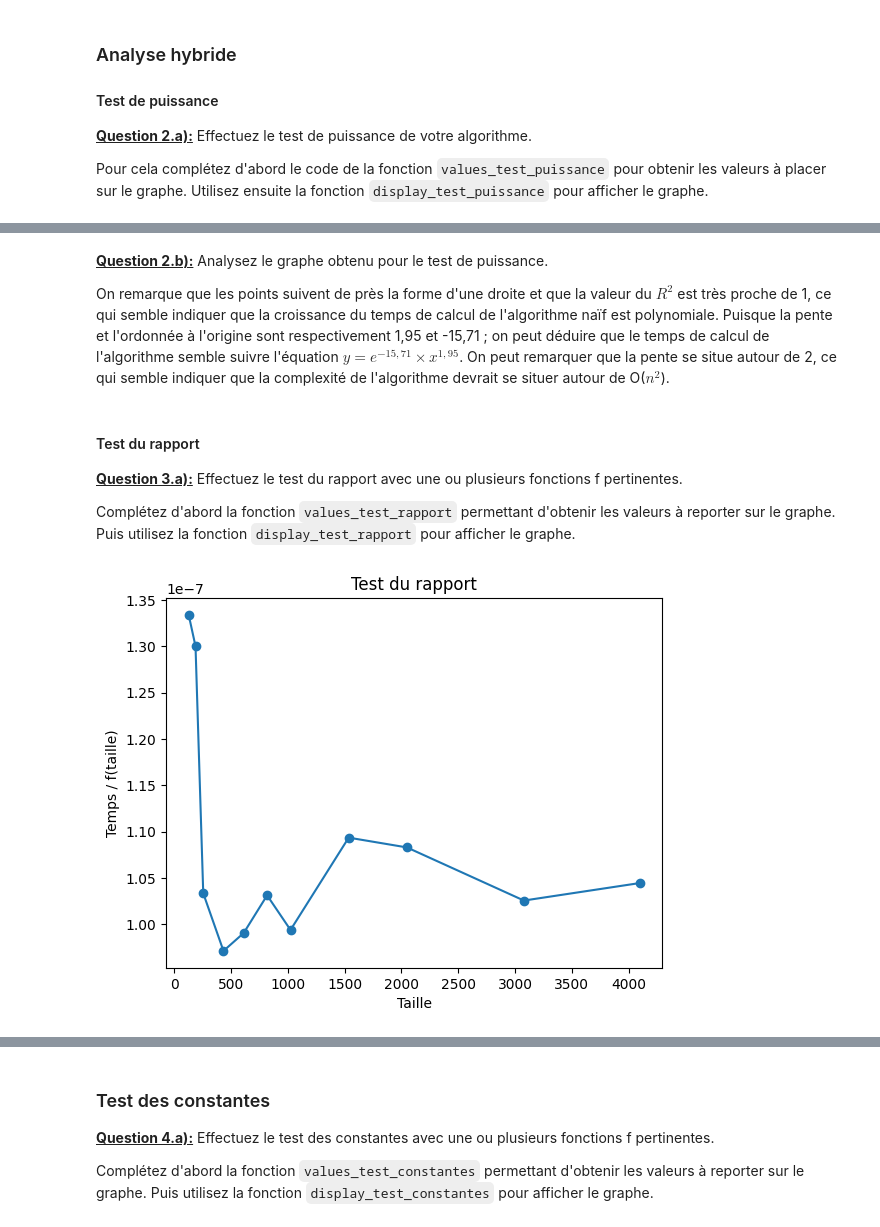
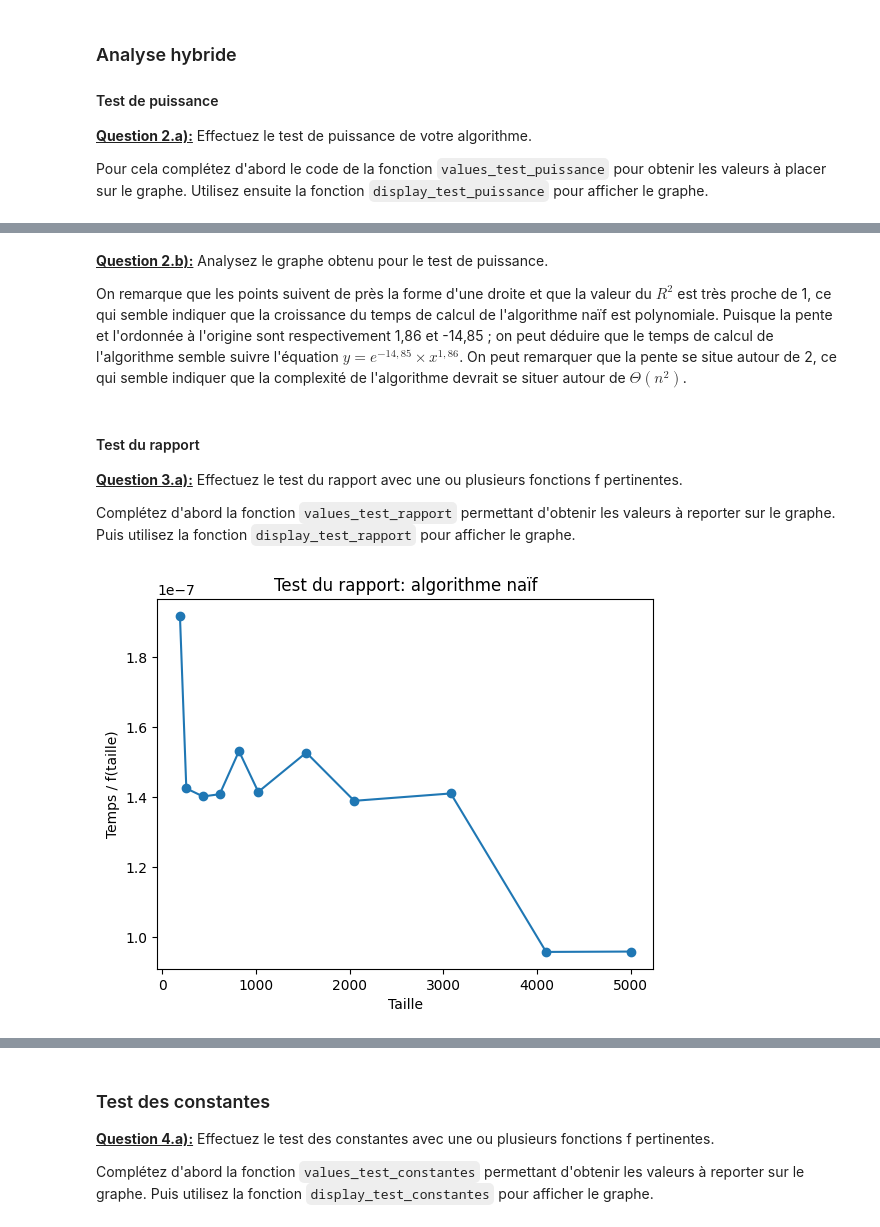
Before and after one commit to UiVieto/INF8775, a Jupyter notebook: TP1-H24.ipynb, the cells around one changed output, grey strips where cells are left out. Saved outputs shown, nothing was run; the diff lists cells and outputs as text; code cells hidden in the pictures.

```diff
--- a/TP1-H24.ipynb
+++ b/TP1-H24.ipynb
@@ -330,7 +330,7 @@ Pour un nombre n de bâtiments, cet algorithme effectue une boucle sur les bâti
 ### Mesures
 # %%
 # TODO: Utilisez un de vos matricules comme graine et une liste de tailles judicieusement choisies
-dataset = get_dataset(2136374, [128, 188, 256, 434, 612, 818, 1024, 1536, 2048, 3078, 4096])
+dataset = get_dataset(2136374, [188, 256, 434, 612, 818, 1024, 1536, 2048, 3078, 4096, 5000])
 # %%
 measures_bruteforce = measure_procedure(skyline_bruteforce, dataset)
 # %% [output]
@@ -375,7 +375,7 @@ display_test_puissance(values_test_puissance(measures_bruteforce), "Test de puis
 # %% [markdown]
 <u>**Question 2.b):**</u> Analysez le graphe obtenu pour le test de puissance.
 
-On remarque que les points suivent de près la forme d'une droite et que la valeur du $R^2$ est très proche de 1, ce qui semble indiquer que la croissance du temps de calcul de l'algorithme naïf est polynomiale. Puisque la pente et l'ordonnée à l'origine sont respectivement 1,95 et -15,71 ; on peut déduire que le temps de calcul de l'algorithme semble suivre l'équation $y = e^{-15,71} \times x^{1,95}$. On peut remarquer que la pente se situe autour de 2, ce qui semble indiquer que la complexité de l'algorithme devrait se situer autour de O($n^2$).
+On remarque que les points suivent de près la forme d'une droite et que la valeur du $R^2$ est très proche de 1, ce qui semble indiquer que la croissance du temps de calcul de l'algorithme naïf est polynomiale. Puisque la pente et l'ordonnée à l'origine sont respectivement 1,86 et -14,85 ; on peut déduire que le temps de calcul de l'algorithme semble suivre l'équation $y = e^{-14,85} \times x^{1,86}$. On peut remarquer que la pente se situe autour de 2, ce qui semble indiquer que la complexité de l'algorithme devrait se situer autour de $\Theta (n^2)$.
 # %% [markdown]
 #### Test du rapport
 
@@ -385,17 +385,17 @@ Complétez d'abord la fonction `values_test_rapport` permettant d'obtenir les va
 # %%
 def values_test_rapport(measures, f):
     return {
         # TODO: calculez les valeurs x:y pour le test du rapport
         x : y / f(x) for x, y in measures.items()
     }
 
 # TODO: definissez f judicieusement
 def f(x):
     return x ** 2
 
-display_test_rapport(values_test_rapport(measures_bruteforce, f))
+display_test_rapport(values_test_rapport(measures_bruteforce, f), "Test du rapport: algorithme naïf")
 # %% [output]
-[figure, old version]
+[figure, new version]
 # %% [markdown]
 <u>**Question 3.b):**</u> Analysez le graphe obtenu pour le test du rapport. Précisez le critère de choix de votre ou vos fonctions.
 
```
Also changed, not shown: parts of 30 cells of this notebook.
